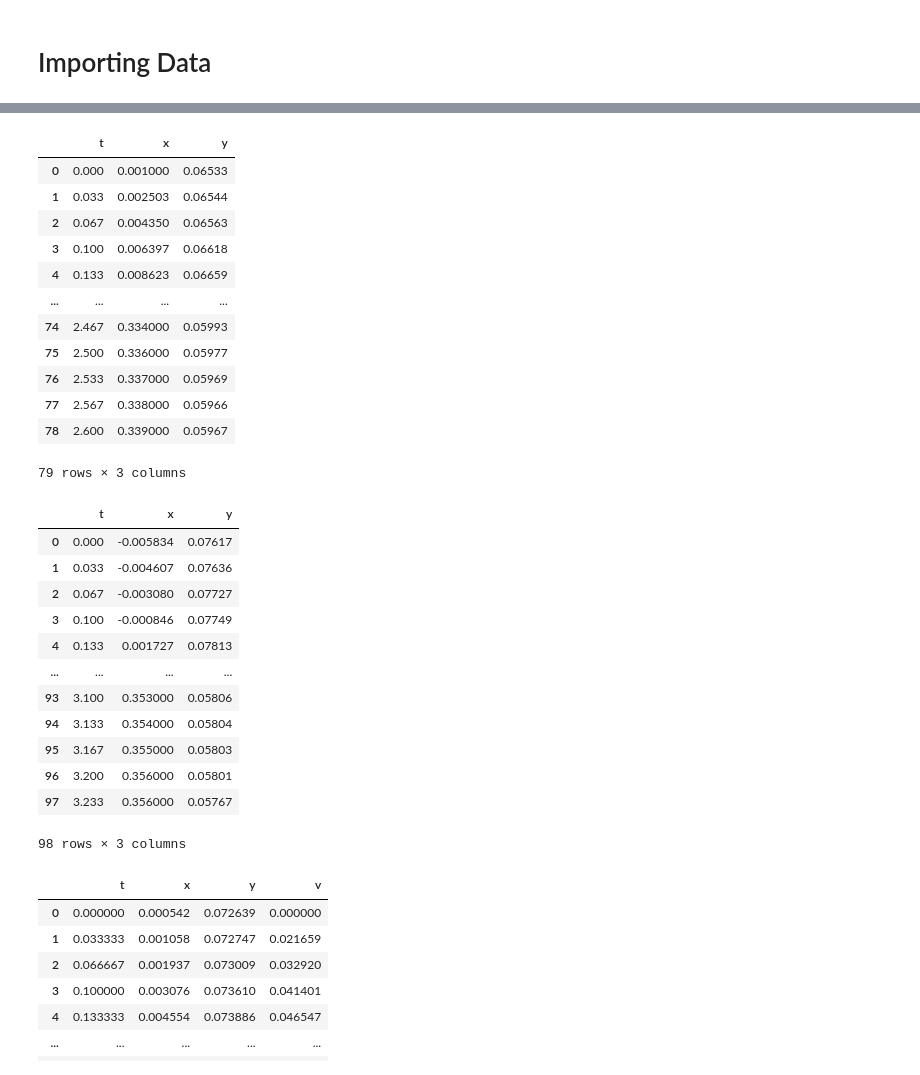
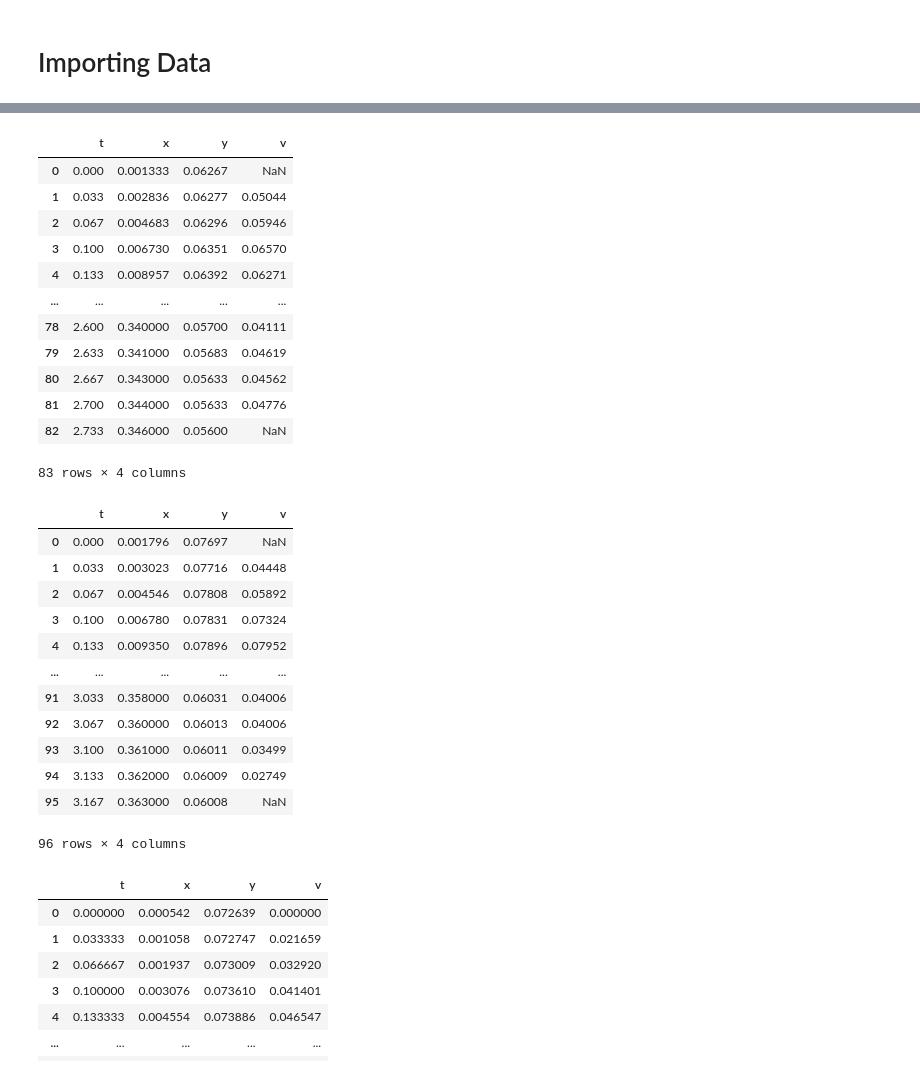
Before and after one commit to Vendetta0462/ProyectoDoubleCone, a Jupyter notebook: Code/Proyecto_Doble_Cono.ipynb, the cells around one changed output, grey strips where cells are left out. Cells and saved outputs as stored; diff of their text form; code cells hidden in the pictures.

```diff
--- a/Code/Proyecto_Doble_Cono.ipynb
+++ b/Code/Proyecto_Doble_Cono.ipynb
@@ -36,37 +54,37 @@ The equilibrium psi angle is: 9.02 deg
 # %%
-data1 = pd.read_csv("../Data/10.csv", skiprows=1)
+data1 = pd.read_csv("../Data/10new.csv", skiprows=1)
 data1
 # %% [output]
-|  | t | x | y |
-| 0 | 0.000 | 0.001000 | 0.06533 |
-| 1 | 0.033 | 0.002503 | 0.06544 |
-| 2 | 0.067 | 0.004350 | 0.06563 |
-| 3 | 0.100 | 0.006397 | 0.06618 |
-| 4 | 0.133 | 0.008623 | 0.06659 |
-| ... | ... | ... | ... |
-| 74 | 2.467 | 0.334000 | 0.05993 |
-| 75 | 2.500 | 0.336000 | 0.05977 |
-| 76 | 2.533 | 0.337000 | 0.05969 |
-| 77 | 2.567 | 0.338000 | 0.05966 |
-| 78 | 2.600 | 0.339000 | 0.05967 |
+|  | t | x | y | v |
+| 0 | 0.000 | 0.001333 | 0.06267 | NaN |
+| 1 | 0.033 | 0.002836 | 0.06277 | 0.05044 |
+| 2 | 0.067 | 0.004683 | 0.06296 | 0.05946 |
+| 3 | 0.100 | 0.006730 | 0.06351 | 0.06570 |
+| 4 | 0.133 | 0.008957 | 0.06392 | 0.06271 |
+| ... | ... | ... | ... | ... |
+| 78 | 2.600 | 0.340000 | 0.05700 | 0.04111 |
+| 79 | 2.633 | 0.341000 | 0.05683 | 0.04619 |
+| 80 | 2.667 | 0.343000 | 0.05633 | 0.04562 |
+| 81 | 2.700 | 0.344000 | 0.05633 | 0.04776 |
+| 82 | 2.733 | 0.346000 | 0.05600 | NaN |
-79 rows × 3 columns
+83 rows × 4 columns
 # %%
-data2 = pd.read_csv("../Data/5,1.csv", skiprows=1)
+data2 = pd.read_csv("../Data/5new.csv", skiprows=1)
 data2
 # %% [output]
-|  | t | x | y |
-| 0 | 0.000 | -0.005834 | 0.07617 |
-| 1 | 0.033 | -0.004607 | 0.07636 |
-| 2 | 0.067 | -0.003080 | 0.07727 |
-| 3 | 0.100 | -0.000846 | 0.07749 |
-| 4 | 0.133 | 0.001727 | 0.07813 |
-| ... | ... | ... | ... |
-| 93 | 3.100 | 0.353000 | 0.05806 |
-| 94 | 3.133 | 0.354000 | 0.05804 |
-| 95 | 3.167 | 0.355000 | 0.05803 |
-| 96 | 3.200 | 0.356000 | 0.05801 |
-| 97 | 3.233 | 0.356000 | 0.05767 |
+|  | t | x | y | v |
+| 0 | 0.000 | 0.001796 | 0.07697 | NaN |
+| 1 | 0.033 | 0.003023 | 0.07716 | 0.04448 |
+| 2 | 0.067 | 0.004546 | 0.07808 | 0.05892 |
+| 3 | 0.100 | 0.006780 | 0.07831 | 0.07324 |
+| 4 | 0.133 | 0.009350 | 0.07896 | 0.07952 |
+| ... | ... | ... | ... | ... |
+| 91 | 3.033 | 0.358000 | 0.06031 | 0.04006 |
+| 92 | 3.067 | 0.360000 | 0.06013 | 0.04006 |
+| 93 | 3.100 | 0.361000 | 0.06011 | 0.03499 |
+| 94 | 3.133 | 0.362000 | 0.06009 | 0.02749 |
+| 95 | 3.167 | 0.363000 | 0.06008 | NaN |
-98 rows × 3 columns
+96 rows × 4 columns
 # %%
 data = pd.read_csv("../Data/6,1.csv", skiprows=1)
 data.v[0] = 0
```
Also changed, not shown: parts of 4 cells of this notebook, 9 other files.
